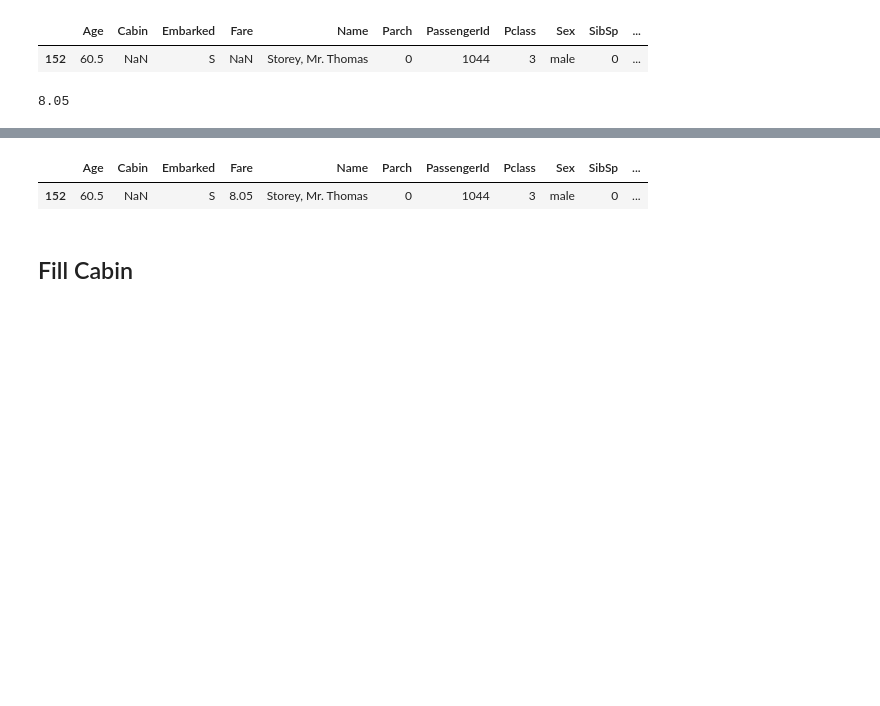
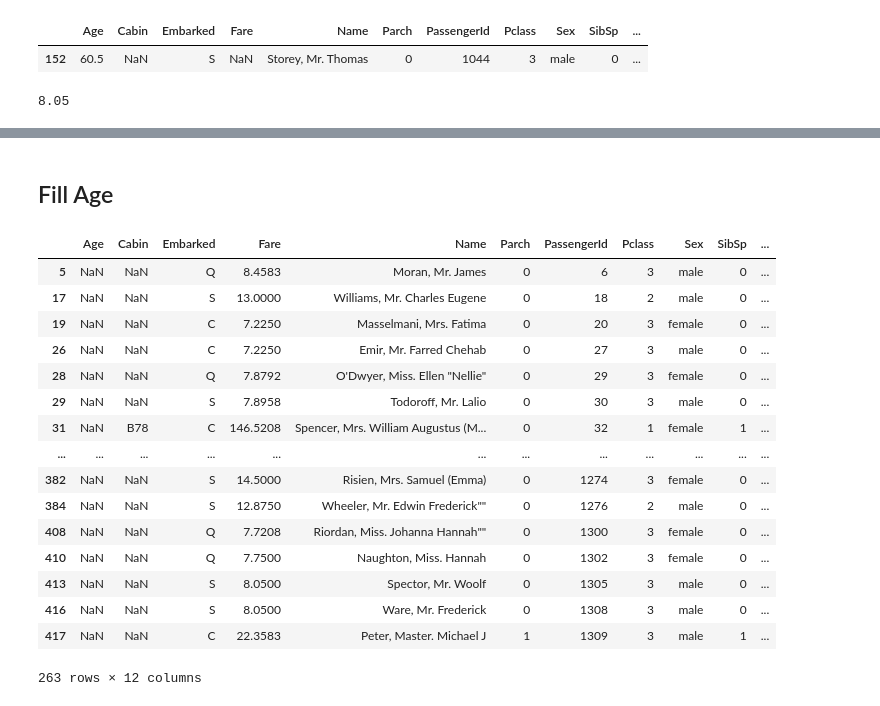
Before and after one commit to adarsh9780/titanic, a Jupyter notebook: notebooks/titanic.ipynb, the cells around one changed output, grey strips where cells are left out. Saved outputs shown, nothing was run; the diff lists cells and outputs as text; code cells hidden in the pictures; blank space fills up the shorter version.

```diff
--- a/notebooks/titanic.ipynb
+++ b/notebooks/titanic.ipynb
@@ -45,6 +45,9 @@ urllib.request.install_opener(opener)
 import pandas as pd
 import numpy as np
 import os
+# %%
+# Display only 15 rows at a time
+pd.options.display.max_rows=15
 # %% [markdown]
 ## import Data
 # %%
@@ -717,4 +718,4 @@ df[df.Pclass==3].Fare.median()
 8.05
 # %%
 # replace it with median price
-df.loc[df.Fare.isnull(), 'Fare'] = '8.05'
+df.loc[df.Fare.isnull(), 'Fare'] = df[df.Pclass==3].Fare.median()
@@ -721,7 +742,22 @@ df.loc[df.Fare.isnull(), 'Fare'] = '8.05'
+# %% [markdown]
+## Fill Age
 # %%
-df[df.Age == 60.5]
+df[df.Age.isnull()]
 # %% [output]
 |  | Age | Cabin | Embarked | Fare | Name | Parch | PassengerId | Pclass | Sex | SibSp | ... |
-| 152 | 60.5 | NaN | S | 8.05 | Storey, Mr. Thomas | 0 | 1044 | 3 | male | 0 | ... |
+| 5 | NaN | NaN | Q | 8.4583 | Moran, Mr. James | 0 | 6 | 3 | male | 0 | ... |
+| 17 | NaN | NaN | S | 13.0000 | Williams, Mr. Charles Eugene | 0 | 18 | 2 | male | 0 | ... |
+| 19 | NaN | NaN | C | 7.2250 | Masselmani, Mrs. Fatima | 0 | 20 | 3 | female | 0 | ... |
+| 26 | NaN | NaN | C | 7.2250 | Emir, Mr. Farred Chehab | 0 | 27 | 3 | male | 0 | ... |
+| 28 | NaN | NaN | Q | 7.8792 | O'Dwyer, Miss. Ellen "Nellie" | 0 | 29 | 3 | female | 0 | ... |
+| 29 | NaN | NaN | S | 7.8958 | Todoroff, Mr. Lalio | 0 | 30 | 3 | male | 0 | ... |
+| 31 | NaN | B78 | C | 146.5208 | Spencer, Mrs. William Augustus (M... | 0 | 32 | 1 | female | 1 | ... |
+| ... | ... | ... | ... | ... | ... | ... | ... | ... | ... | ... | ... |
+| 382 | NaN | NaN | S | 14.5000 | Risien, Mrs. Samuel (Emma) | 0 | 1274 | 3 | female | 0 | ... |
+| 384 | NaN | NaN | S | 12.8750 | Wheeler, Mr. Edwin Frederick"" | 0 | 1276 | 2 | male | 0 | ... |
+| 408 | NaN | NaN | Q | 7.7208 | Riordan, Miss. Johanna Hannah"" | 0 | 1300 | 3 | female | 0 | ... |
+| 410 | NaN | NaN | Q | 7.7500 | Naughton, Miss. Hannah | 0 | 1302 | 3 | female | 0 | ... |
+| 413 | NaN | NaN | S | 8.0500 | Spector, Mr. Woolf | 0 | 1305 | 3 | male | 0 | ... |
+| 416 | NaN | NaN | S | 8.0500 | Ware, Mr. Frederick | 0 | 1308 | 3 | male | 0 | ... |
+| 417 | NaN | NaN | C | 22.3583 | Peter, Master. Michael J | 1 | 1309 | 3 | male | 1 | ... |
+263 rows × 12 columns
-# %% [markdown]
-## Fill Cabin
```
Also changed, not shown: parts of 68 cells of this notebook.
